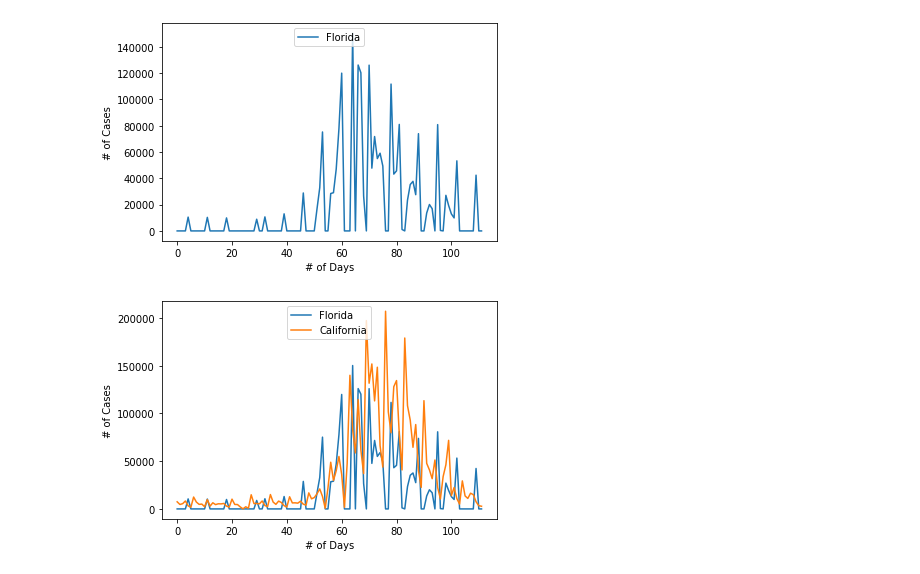
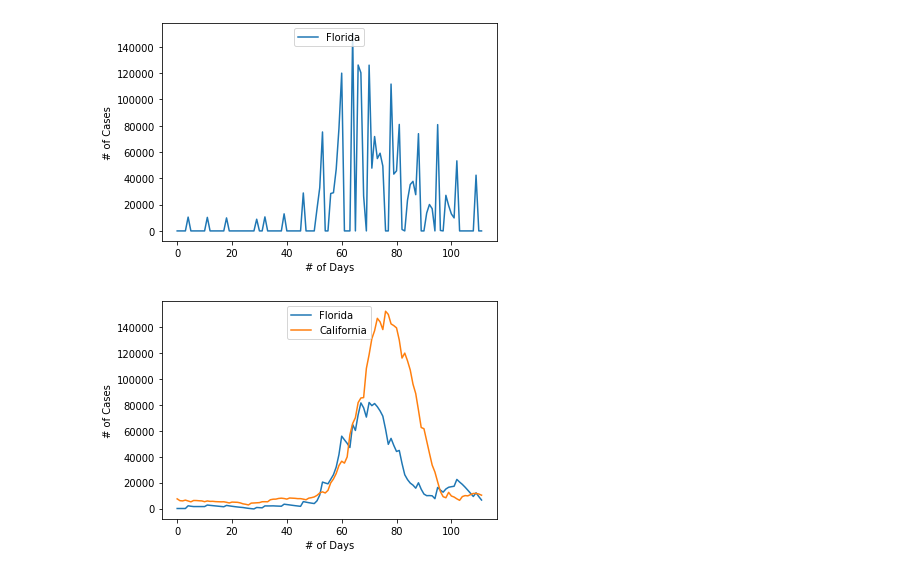
Before and after one commit to ricardo0129/Covid19Activity, a Jupyter notebook: SEIR Analysis.ipynb, the cells around one changed output. Saved outputs shown, nothing was run; the diff lists cells and outputs as text; code cells hidden in the pictures.

```diff
--- a/SEIR Analysis.ipynb
+++ b/SEIR Analysis.ipynb
@@ -19,11 +19,13 @@ show_graph()
 # %%
 from plot import *
 #Plot data from 08-08-2020 - 02-24-2021 from Florida only
 data1 = get_data("11-01-2021","02-20-2022","Florida")
+adjust_7day_avg(data1)
 add_data(data1,"Florida")
 
 data2 = get_data("11-01-2021","02-20-2022","California")
+adjust_7day_avg(data2)
 add_data(data2,"California")
 show_graph()
 # %% [output]
-[figure, old version]
+[figure, new version]
```
